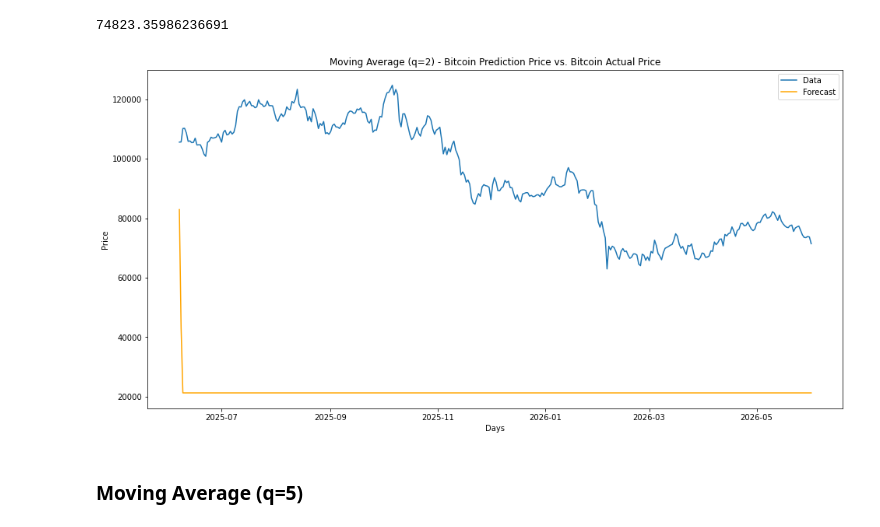
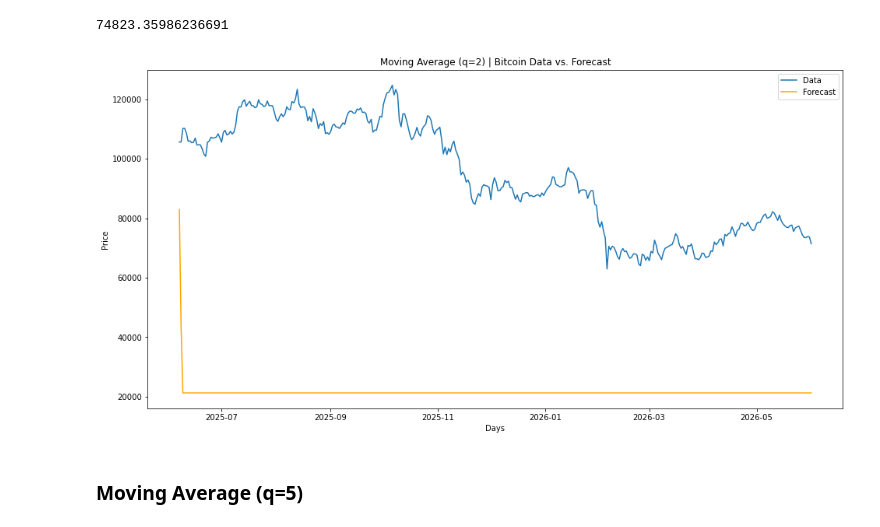
Before and after one commit to keithotuomagie/bitcoin_ts, a Jupyter notebook: notebook.ipynb, the cells around one changed output. Cells and saved outputs as stored; diff of their text form; code cells hidden in the pictures.

Commit message:
Modeling | Moving Average (d=2)

```diff
--- a/notebook.ipynb
+++ b/notebook.ipynb
@@ -706,9 +706,9 @@ def plot_model(Actual_Data, Prediction_Results, Title):
 # %%
 # Plotting the predictions against the actual results for the Bitcoin Moving Average (d=2) Model
 
-plot_model(bitcoin_df_ma_2_test, prediction_result_arima_ma_2, Title='Moving Average (q=2) - Bitcoin Prediction Price vs. Bitcoin Actual Price')
+plot_model(bitcoin_df_ma_2_test, prediction_result_arima_ma_2, Title='Moving Average (q=2) | Bitcoin Data vs. Forecast')
 # %% [output]
-[figure, old version]
+[figure, new version]
 # %% [markdown]
 ### Moving Average (q=5) ###
 # %%
```
Also changed, not shown: parts of 4 cells of this notebook.
